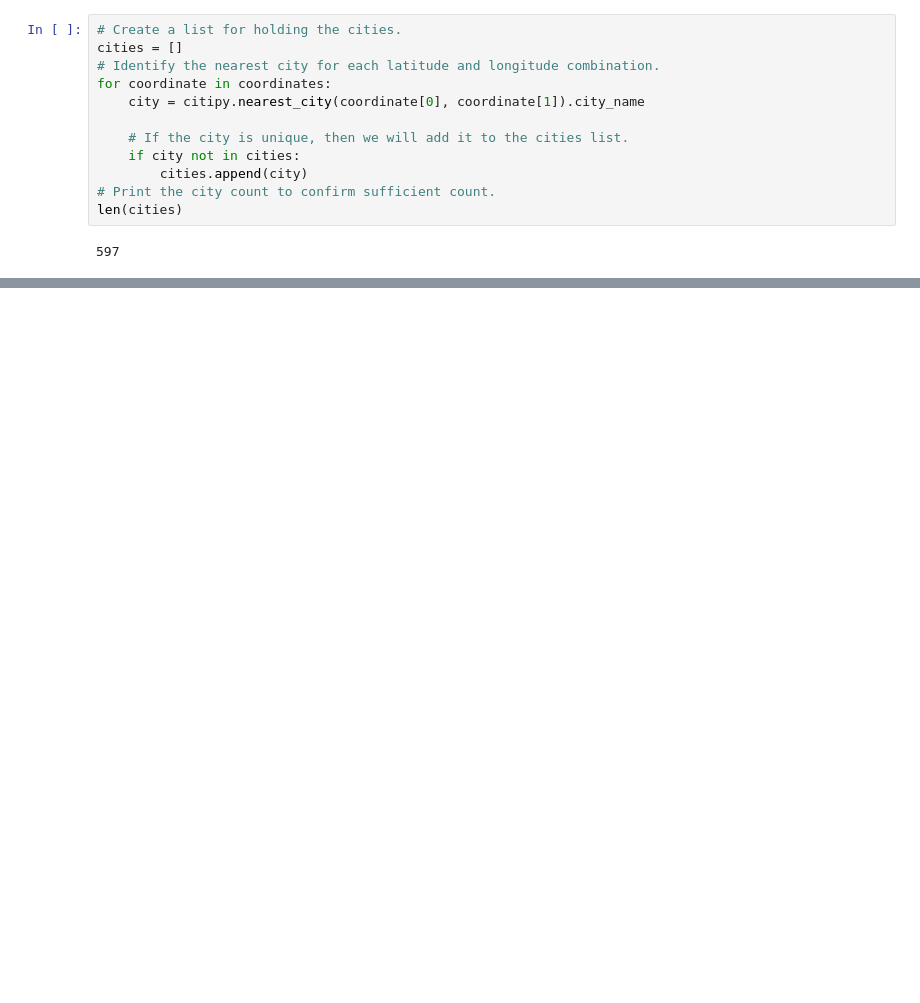
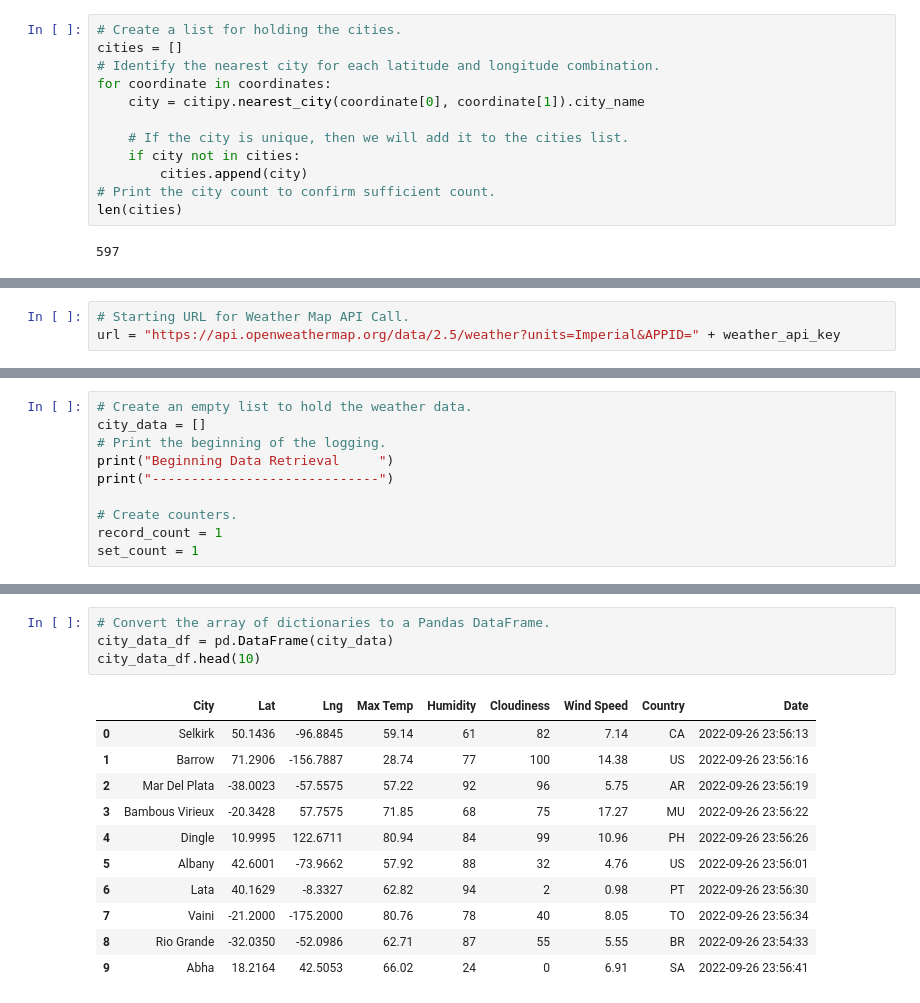
Before and after one commit to hiskidjv/World_Weather_Analysis, a Jupyter notebook: WeatherPy.ipynb, the cells around one changed output, grey strips where cells are left out. Drawn from its saved outputs; the diff is of its cells as text; blank space fills up the shorter version.

Commit message:
Modifying .gitignore and adding WeatherPy file.

```diff
--- a/WeatherPy.ipynb
+++ b/WeatherPy.ipynb
@@ -77,0 +84,3 @@ len(cities)
+# %%
+# Starting URL for Weather Map API Call.
+url = "https://api.openweathermap.org/data/2.5/weather?units=Imperial&APPID=" + weather_api_key
@@ -77,0 +91,10 @@ len(cities)
+# %%
+# Create an empty list to hold the weather data.
+city_data = []
+# Print the beginning of the logging.
+print("Beginning Data Retrieval     ")
+print("-----------------------------")
+
+# Create counters.
+record_count = 1
+set_count = 1
@@ -77,0 +174,16 @@ len(cities)
+# %%
+# Convert the array of dictionaries to a Pandas DataFrame.
+city_data_df = pd.DataFrame(city_data)
+city_data_df.head(10)
+# %% [output]
+|  | City | Lat | Lng | Max Temp | Humidity | Cloudiness | Wind Speed | Country | Date |
+| 0 | Selkirk | 50.1436 | -96.8845 | 59.14 | 61 | 82 | 7.14 | CA | 2022-09-26 23:56:13 |
+| 1 | Barrow | 71.2906 | -156.7887 | 28.74 | 77 | 100 | 14.38 | US | 2022-09-26 23:56:16 |
+| 2 | Mar Del Plata | -38.0023 | -57.5575 | 57.22 | 92 | 96 | 5.75 | AR | 2022-09-26 23:56:19 |
+| 3 | Bambous Virieux | -20.3428 | 57.7575 | 71.85 | 68 | 75 | 17.27 | MU | 2022-09-26 23:56:22 |
+| 4 | Dingle | 10.9995 | 122.6711 | 80.94 | 84 | 99 | 10.96 | PH | 2022-09-26 23:56:26 |
+| 5 | Albany | 42.6001 | -73.9662 | 57.92 | 88 | 32 | 4.76 | US | 2022-09-26 23:56:01 |
+| 6 | Lata | 40.1629 | -8.3327 | 62.82 | 94 | 2 | 0.98 | PT | 2022-09-26 23:56:30 |
+| 7 | Vaini | -21.2000 | -175.2000 | 80.76 | 78 | 40 | 8.05 | TO | 2022-09-26 23:56:34 |
+| 8 | Rio Grande | -32.0350 | -52.0986 | 62.71 | 87 | 55 | 5.55 | BR | 2022-09-26 23:54:33 |
+| 9 | Abha | 18.2164 | 42.5053 | 66.02 | 24 | 0 | 6.91 | SA | 2022-09-26 23:56:41 |
```
Also changed, not shown: parts of 8 cells of this notebook, 1 other file.
